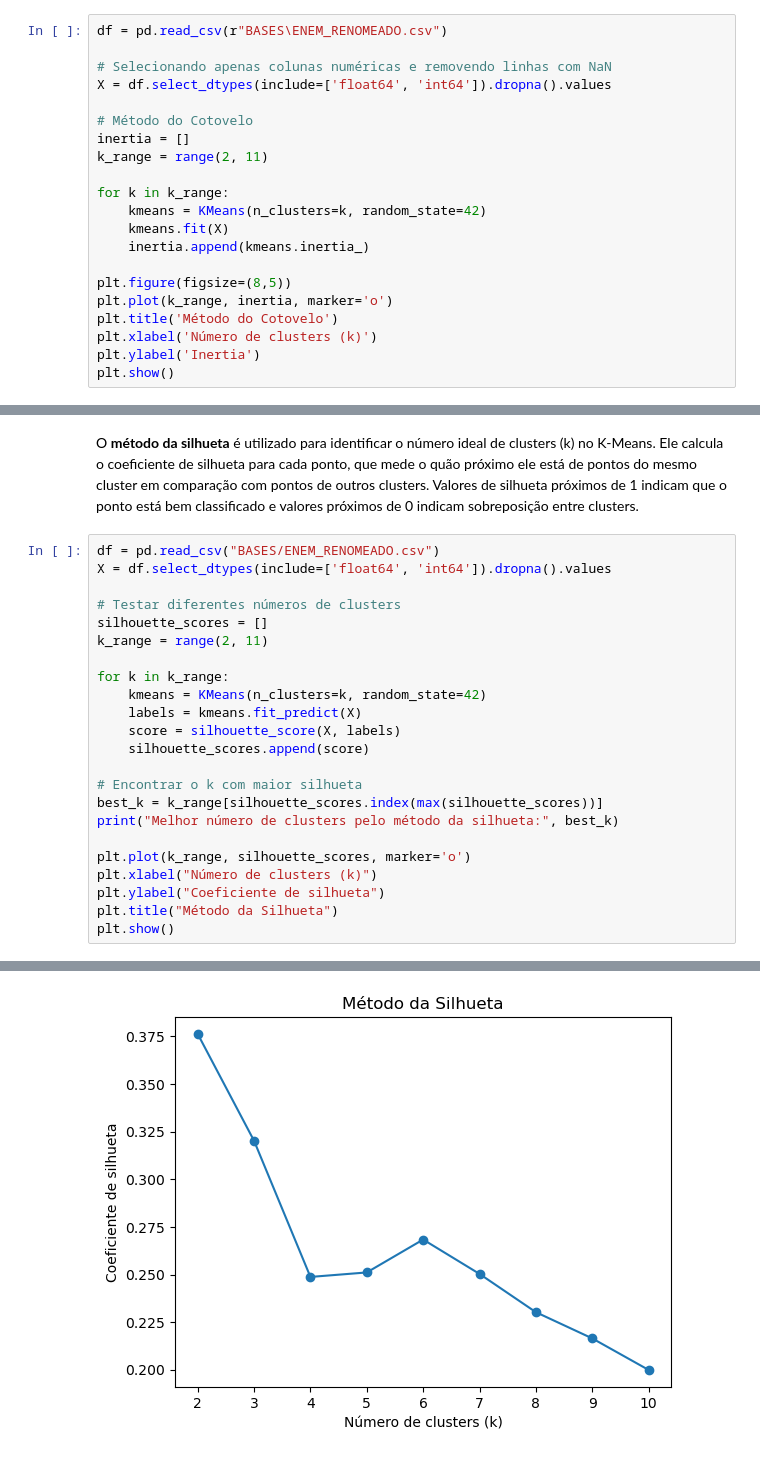
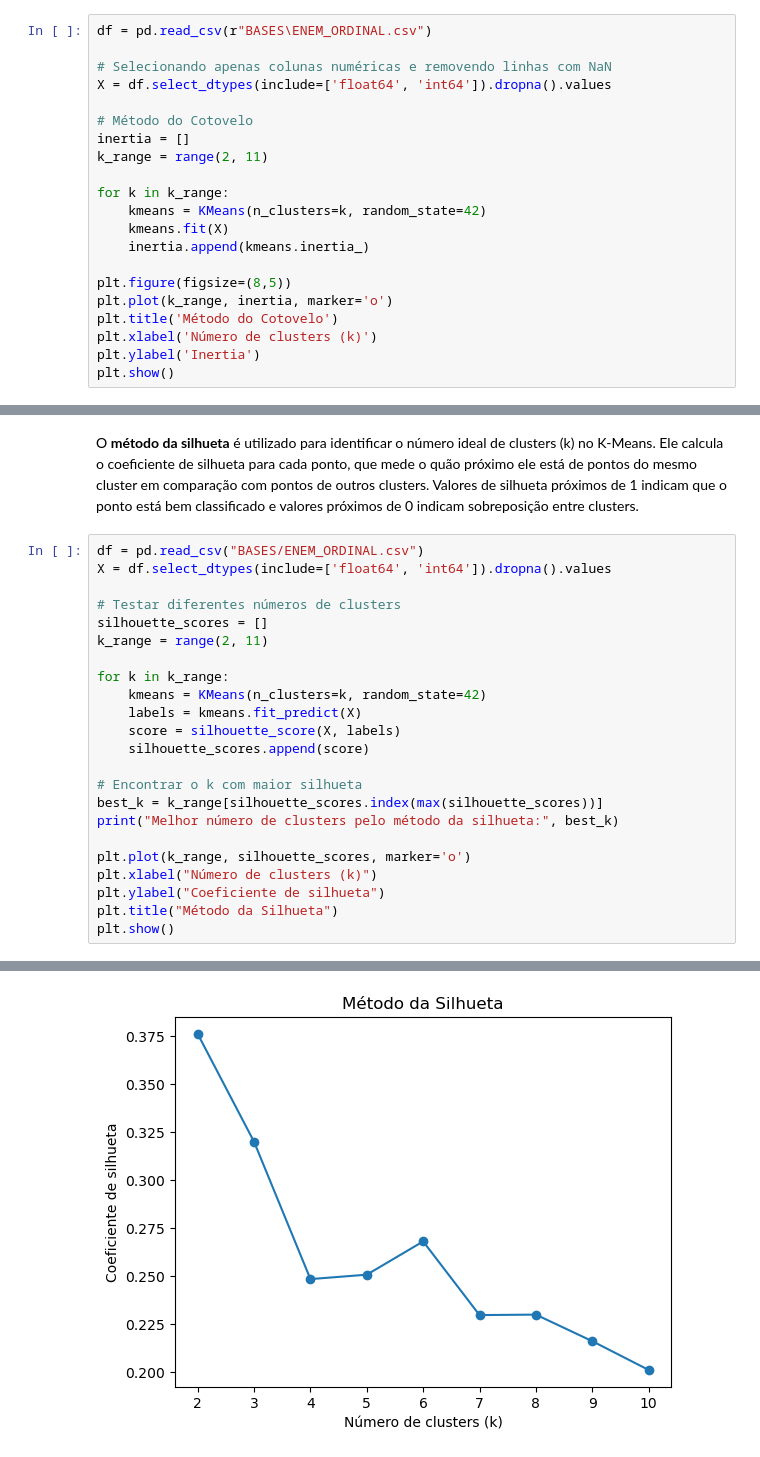
Before and after one commit to NandaLeal/TCC, a Jupyter notebook: TCC.ipynb, the cells around one changed output, grey strips where cells are left out. Saved outputs shown, nothing was run; the diff lists cells and outputs as text.

```diff
--- a/TCC.ipynb
+++ b/TCC.ipynb
@@ -1063,7 +1122,7 @@ Para definir o número ideal de clusters (k) no algoritmo K-Means, utilizaremos
 
 O **método do cotovelo** é utilizado para identificar o número ideal de clusters (k) no K-Means. Ele calcula a soma dos erros quadráticos dentro dos clusters (inertia) para diferentes valores de k. O ponto em que a redução do erro começa a diminuir de forma menos acentuada — formando um “cotovelo” no gráfico — indica o valor ideal de k.
 # %%
-df = pd.read_csv(r"BASES\ENEM_RENOMEADO.csv")
+df = pd.read_csv(r"BASES\ENEM_ORDINAL.csv")
 
 # Selecionando apenas colunas numéricas e removendo linhas com NaN
 X = df.select_dtypes(include=['float64', 'int64']).dropna().values
@@ -1088,28 +1147,28 @@ plt.show()
 # %% [markdown]
 O **método da silhueta** é utilizado para identificar o número ideal de clusters (k) no K-Means. Ele calcula o coeficiente de silhueta para cada ponto, que mede o quão próximo ele está de pontos do mesmo cluster em comparação com pontos de outros clusters. Valores de silhueta próximos de 1 indicam que o ponto está bem classificado e valores próximos de 0 indicam sobreposição entre clusters.
 # %%
-df = pd.read_csv("BASES/ENEM_RENOMEADO.csv")
+df = pd.read_csv("BASES/ENEM_ORDINAL.csv")
 X = df.select_dtypes(include=['float64', 'int64']).dropna().values
 
 # Testar diferentes números de clusters
 silhouette_scores = []
 k_range = range(2, 11)
 
 for k in k_range:
     kmeans = KMeans(n_clusters=k, random_state=42)
     labels = kmeans.fit_predict(X)
     score = silhouette_score(X, labels)
     silhouette_scores.append(score)
 
 # Encontrar o k com maior silhueta
 best_k = k_range[silhouette_scores.index(max(silhouette_scores))]
 print("Melhor número de clusters pelo método da silhueta:", best_k)
 
 plt.plot(k_range, silhouette_scores, marker='o')
 plt.xlabel("Número de clusters (k)")
 plt.ylabel("Coeficiente de silhueta")
 plt.title("Método da Silhueta")
 plt.show()
 # %% [output]
 Melhor número de clusters pelo método da silhueta: 2
-[figure, old version]
+[figure, new version]
```
Also changed, not shown: parts of 25 cells of this notebook.
